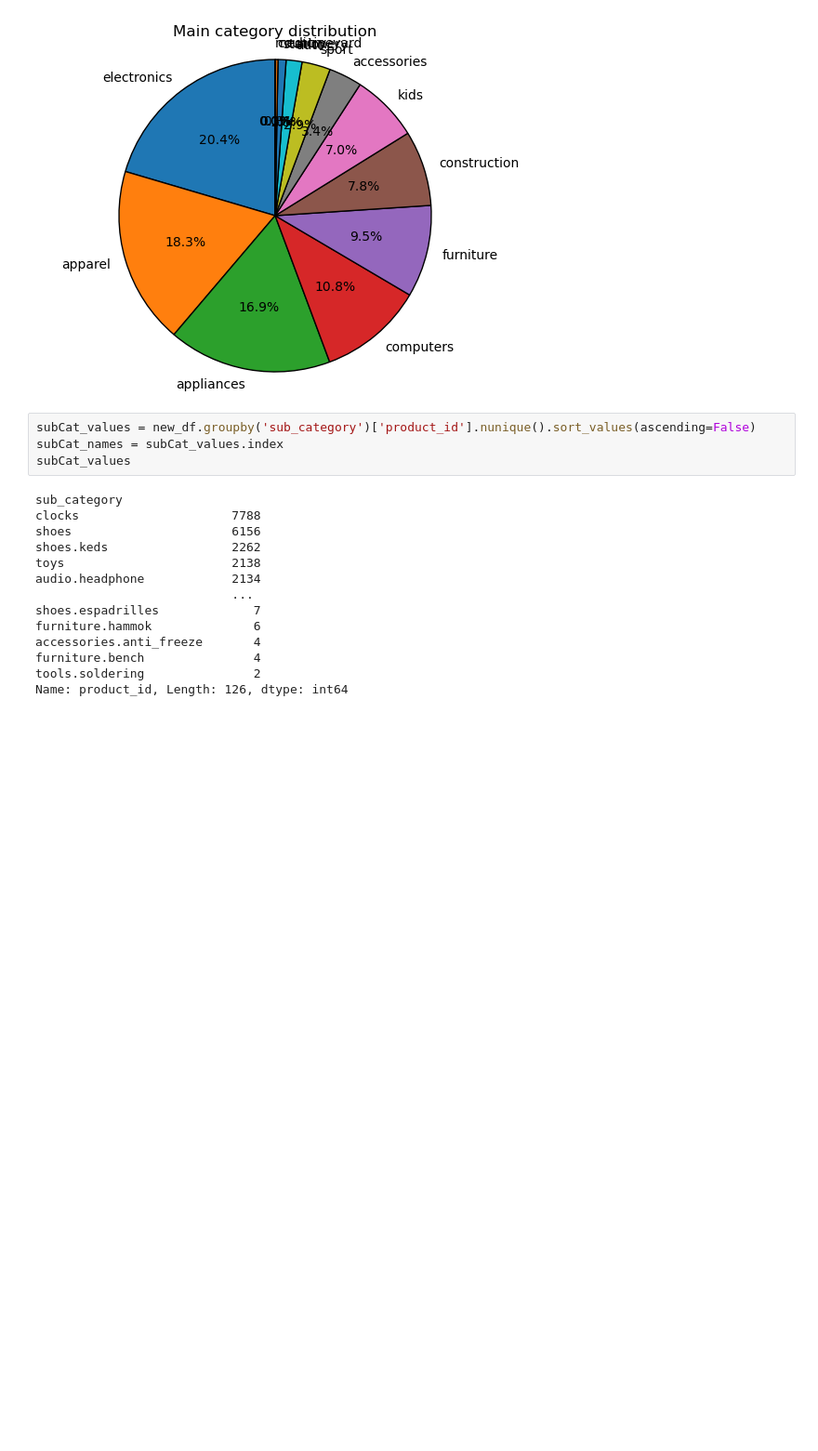
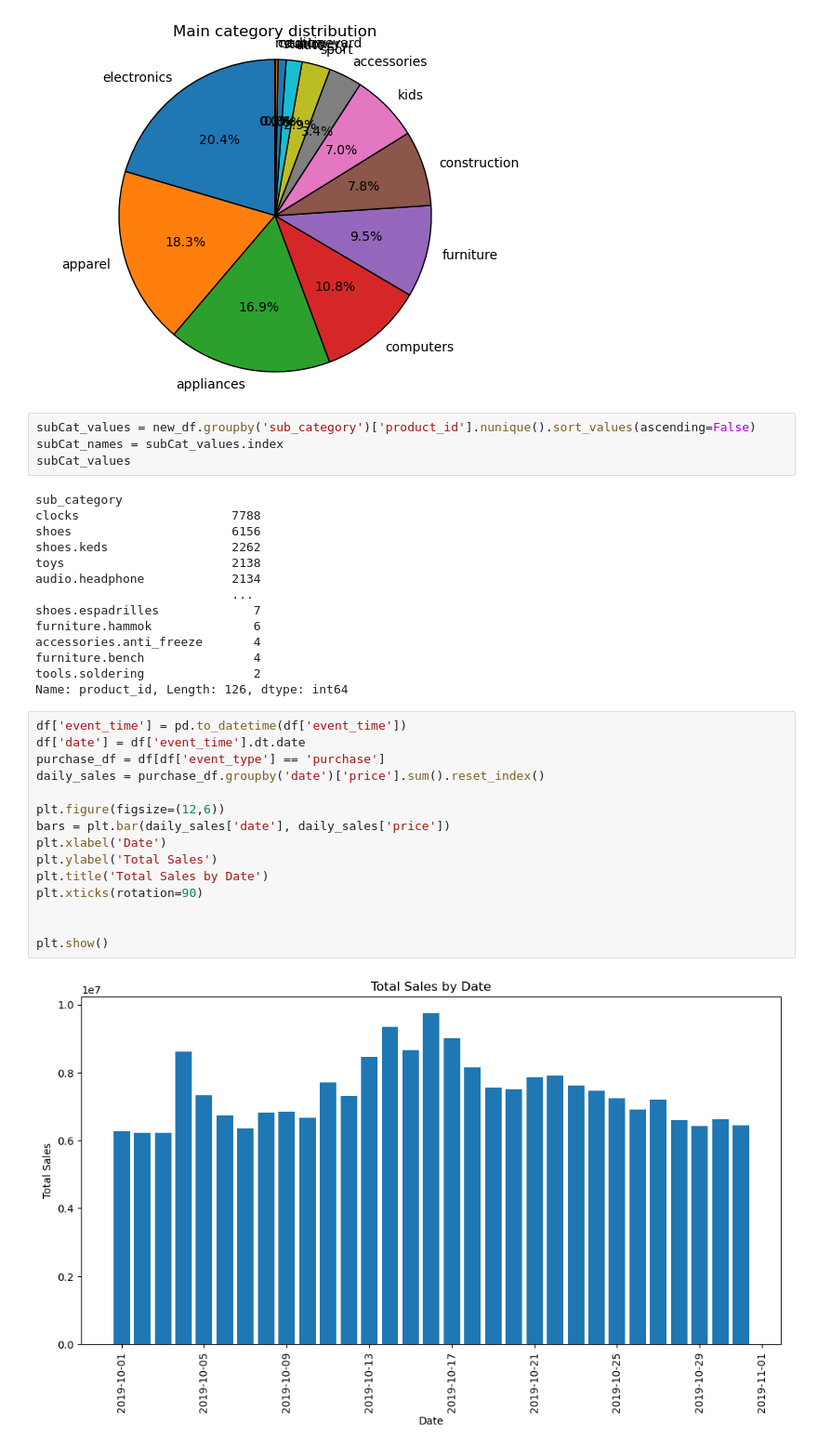
Before and after one commit to Esorte/ICCS361Project1, a Jupyter notebook: EDA/EDA.ipynb, the cells around one changed output. Shown at 93% size. Cells and saved outputs as stored; diff of their text form; blank space fills up the shorter version.

```diff
--- a/EDA/EDA.ipynb
+++ b/EDA/EDA.ipynb
@@ -238,3 +226,20 @@ accessories.anti_freeze       4
 furniture.bench               4
 tools.soldering               2
 Name: product_id, Length: 126, dtype: int64
+# %%
+df['event_time'] = pd.to_datetime(df['event_time'])
+df['date'] = df['event_time'].dt.date
+purchase_df = df[df['event_type'] == 'purchase']
+daily_sales = purchase_df.groupby('date')['price'].sum().reset_index()
+
+plt.figure(figsize=(12,6))
+bars = plt.bar(daily_sales['date'], daily_sales['price'])
+plt.xlabel('Date')
+plt.ylabel('Total Sales')
+plt.title('Total Sales by Date')
+plt.xticks(rotation=90)
+
+
+plt.show()
+# %% [output]
+[figure, added]
```
Also changed, not shown: parts of 14 cells of this notebook.
